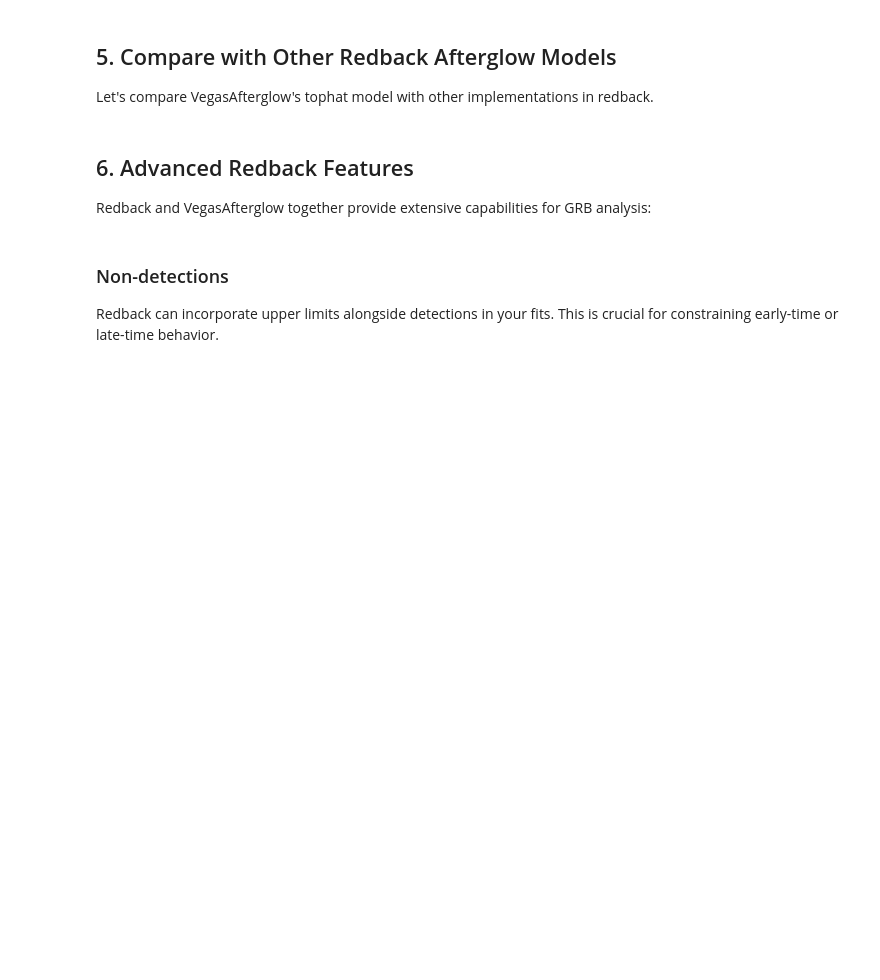
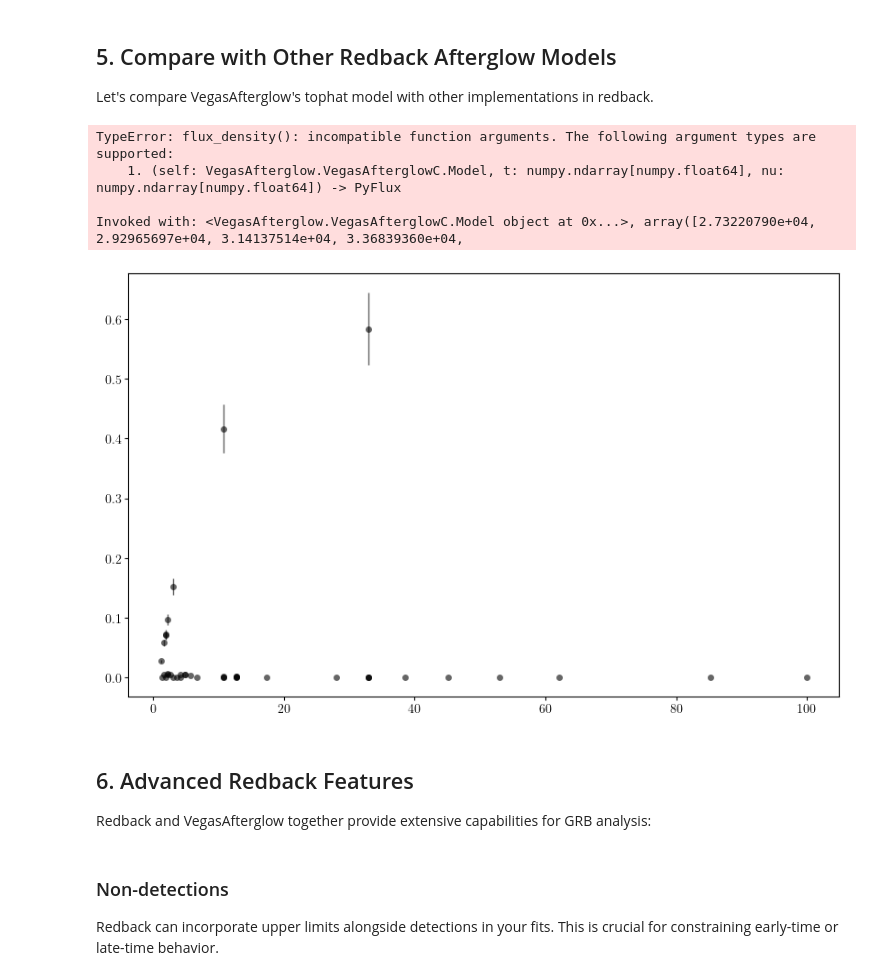
Before and after one commit to nikhil-sarin/redback, a Jupyter notebook: examples/vegas_afterglow_tutorial.ipynb, the cells around one changed output. Drawn from its saved outputs; the diff is of its cells as text; code cells hidden in the pictures; blank space fills up the shorter version.

```diff
--- a/examples/vegas_afterglow_tutorial.ipynb
+++ b/examples/vegas_afterglow_tutorial.ipynb
@@ -163,8 +207,7 @@ ax.errorbar(afterglow.x, afterglow.y, yerr=afterglow.y_err,
 # Plot vegas model
 time_plot = np.logspace(-0.5, 2.5, 100)
 vegas_flux = redback.model_library.all_models_dict['vegas_tophat'](
-    time=time_plot, **parameters, **model_kwargs
-)
+    time=time_plot, **parameters, frequency=2e17)
 ax.plot(time_plot, vegas_flux, label='VegasAfterglow (tophat)', linewidth=2.5, color='C0')
 
 # Compare with tophat_redback
@@ -211,33 +254,39 @@ except Exception as e:
 # Compare with jetsimpy if available
 try:
     jetsimpy_params = {
         'redshift': parameters['redshift'],
         'thv': parameters['thv'],
         'loge0': parameters['loge0'],
         'thc': parameters['thc'],
         'nism': 10**parameters['lognism'],
         'A': 10**parameters['loga'],
         'p': parameters['p'],
         'logepse': parameters['logepse'],
         'logepsb': parameters['logepsb'],
         'g0': parameters['g0']
     }
     jetsimpy_flux = redback.model_library.all_models_dict['jetsimpy_tophat'](
         time=time_plot, **jetsimpy_params, **model_kwargs
     )
     ax.plot(time_plot, jetsimpy_flux, '-.', label='Jetsimpy (tophat)', linewidth=2, color='C3')
 except Exception as e:
     print(f"Jetsimpy comparison skipped: {e}")
 
 ax.set_xlabel('Time [days]', fontsize=14)
 ax.set_ylabel('Flux Density [mJy]', fontsize=14)
 ax.set_xscale('log')
 ax.set_yscale('log')
 ax.legend(fontsize=11, loc='best')
 ax.grid(alpha=0.3)
 ax.set_title('Model Comparison: VegasAfterglow vs Other Implementations', fontsize=14)
 plt.tight_layout()
 plt.show()
+# %% [output]
+TypeError: flux_density(): incompatible function arguments. The following argument types are supported:
+    1. (self: VegasAfterglow.VegasAfterglowC.Model, t: numpy.ndarray[numpy.float64], nu: numpy.ndarray[numpy.float64]) -> PyFlux
+
+Invoked with: <VegasAfterglow.VegasAfterglowC.Model object at 0x...>, array([2.73220790e+04, 2.92965697e+04, 3.14137514e+04, 3.36839360e+04,
+[figure, added]
 # %% [markdown]
 ## 6. Advanced Redback Features
 
```
Also changed, not shown: parts of 10 cells of this notebook, 1 other file.
